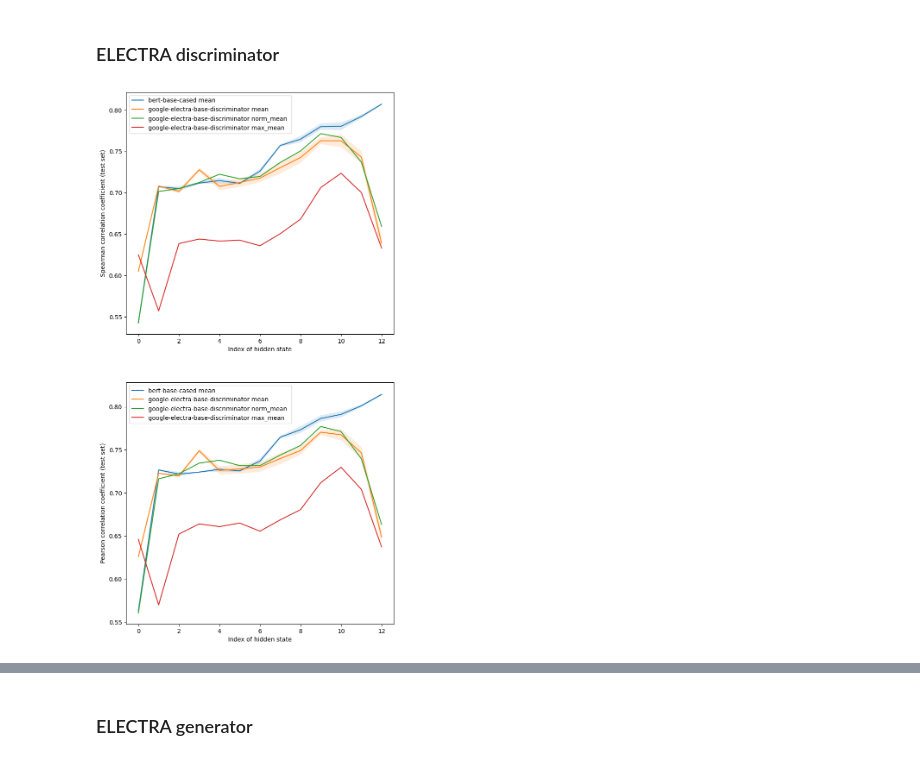
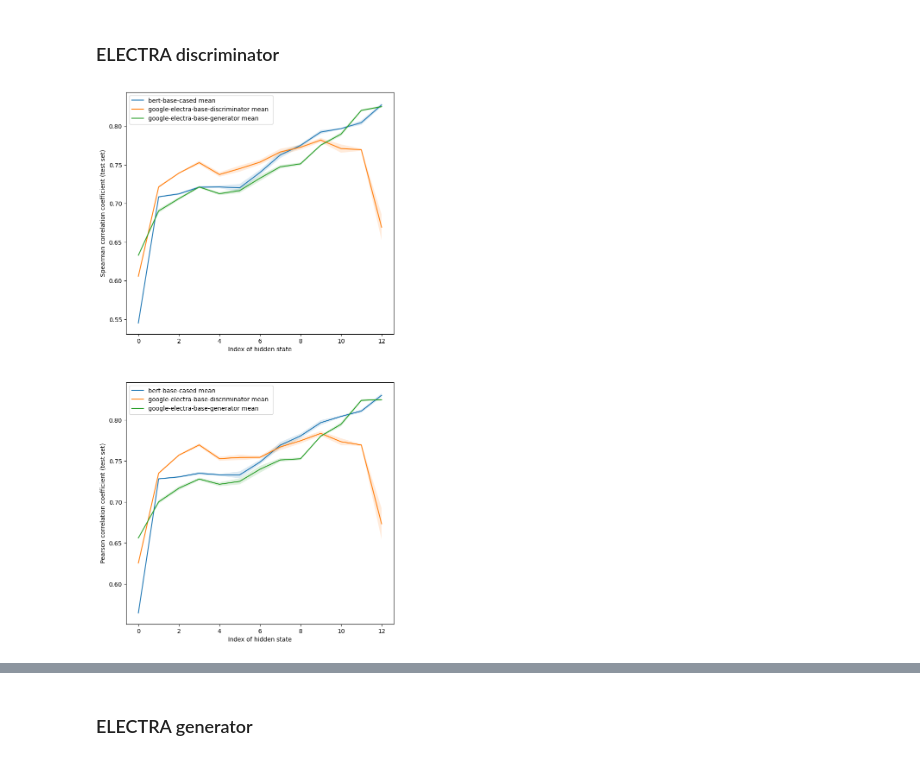
Before and after one commit to ir2718/similarity-embedding-quality, a Jupyter notebook: notebooks/comparison2.ipynb, the cells around one changed output, grey strips where cells are left out. Saved outputs shown, nothing was run; the diff lists cells and outputs as text; code cells hidden in the pictures.

```diff
--- a/notebooks/comparison2.ipynb
+++ b/notebooks/comparison2.ipynb
@@ -109,10 +78,10 @@ plot_func(models, loaded=["_compress", ""])
 # %%
 models = [
     ("bert-base-cased", ["mean"], 13),
-    ("google-electra-base-discriminator", ["mean", "norm_mean", "max_mean"], 13),
-    #("google-electra-base-generator", ["mean", "cls", "max", "weighted_mean"], 13),
+    ("google-electra-base-discriminator", ["mean"], 13),
+    ("google-electra-base-generator", ["mean"], 13),
 ]
 
 plot_func(models)
 # %% [output]
-[figure, old version]
+[figure, new version]
```
Also changed, not shown: parts of 18 cells of this notebook, 3 other files.
